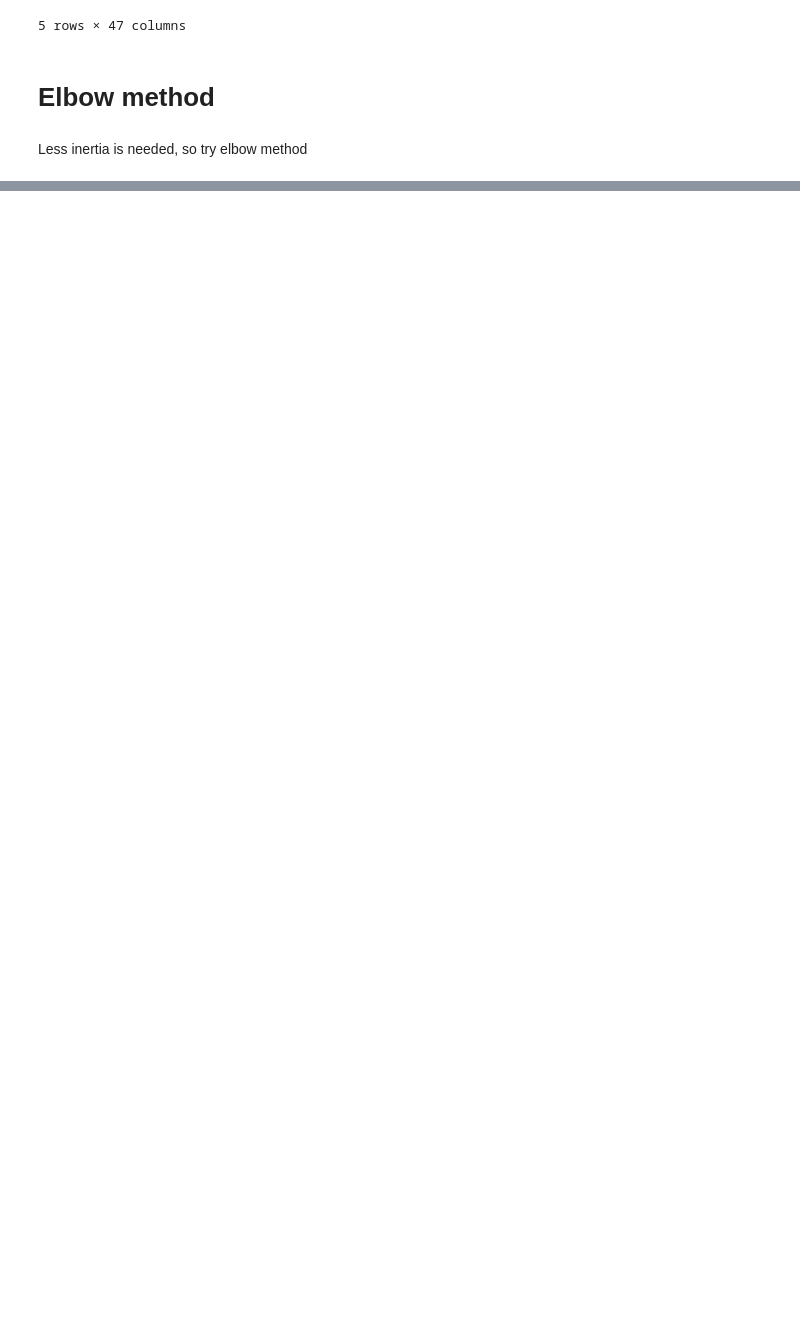
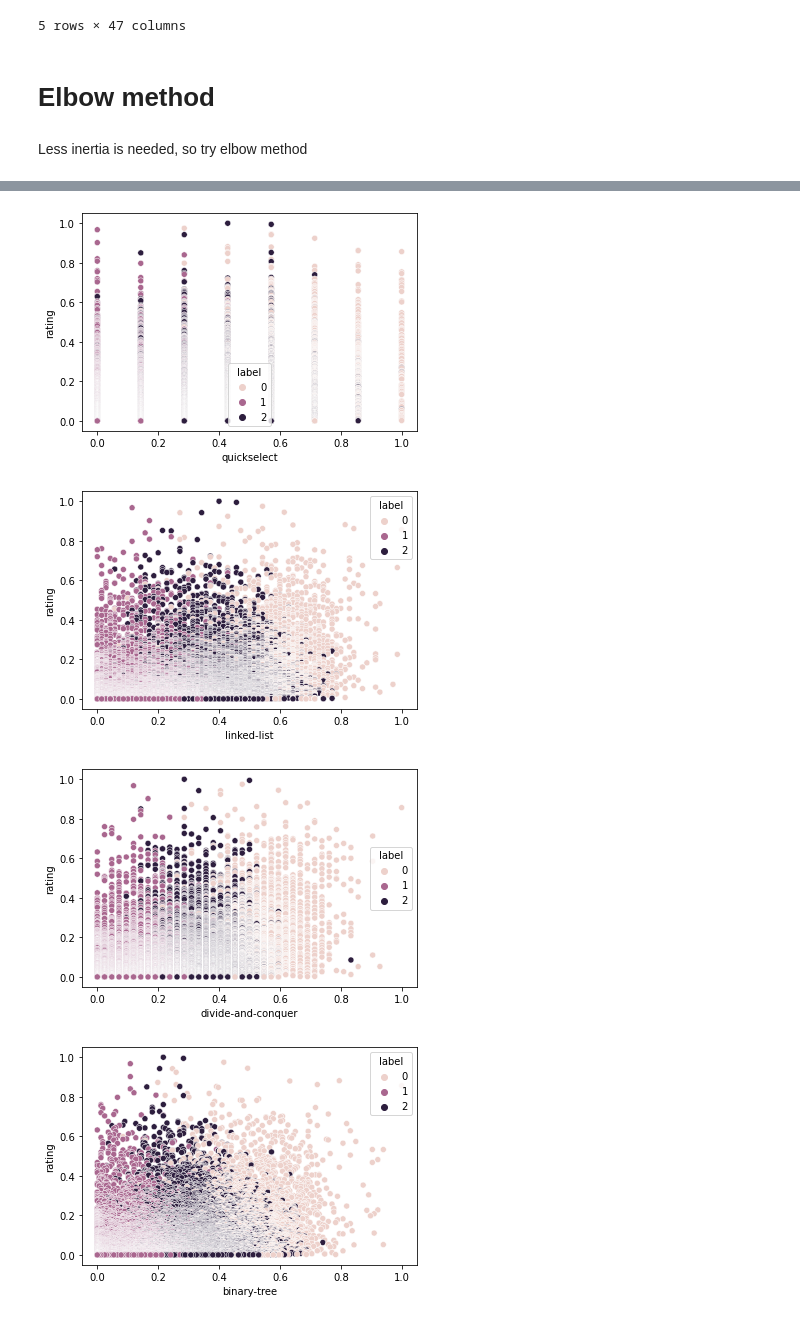
Before and after one commit to ayush02av/mlprac, a Jupyter notebook: Projects/leetcode/model.ipynb, the cells around one changed output, grey strips where cells are left out. Saved outputs shown, nothing was run; the diff lists cells and outputs as text; code cells hidden in the pictures; blank space fills up the shorter version.

```diff
--- a/Projects/leetcode/model.ipynb
+++ b/Projects/leetcode/model.ipynb
@@ -251,0 +223,3 @@ x.describe()
+# %%
+m3 = KMeans(n_clusters = 3, random_state = 0)
+m3.fit(x)
@@ -251,0 +228,3 @@ x.describe()
+# %%
+m3_x = x.copy()
+m3_x['label'] = m3.labels_
@@ -251,0 +254,11 @@ x.describe()
+# %%
+top_labels = x.iloc[:, 1:].mean().sort_values(ascending = False)[:5]
+# %%
+for label in top_labels.keys():
+    sns.scatterplot(data = m3_x, x = label, y = 'rating', hue = 'label')
+    plt.show()
+# %% [output]
+[figure, added]
+[figure, added]
+[figure, added]
+[figure, added]
```
Also changed, not shown: parts of 29 cells of this notebook.
